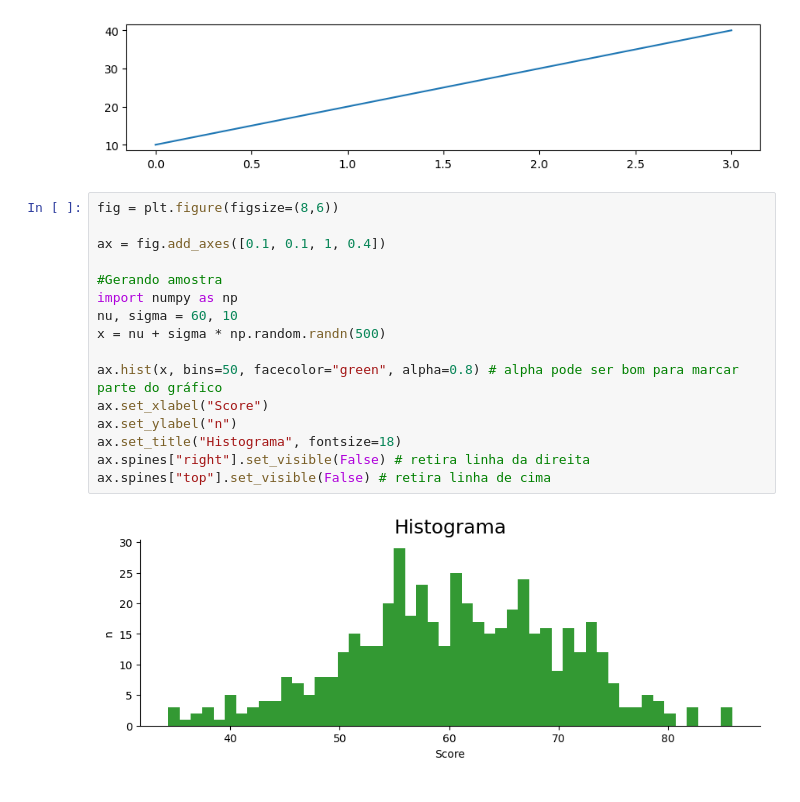
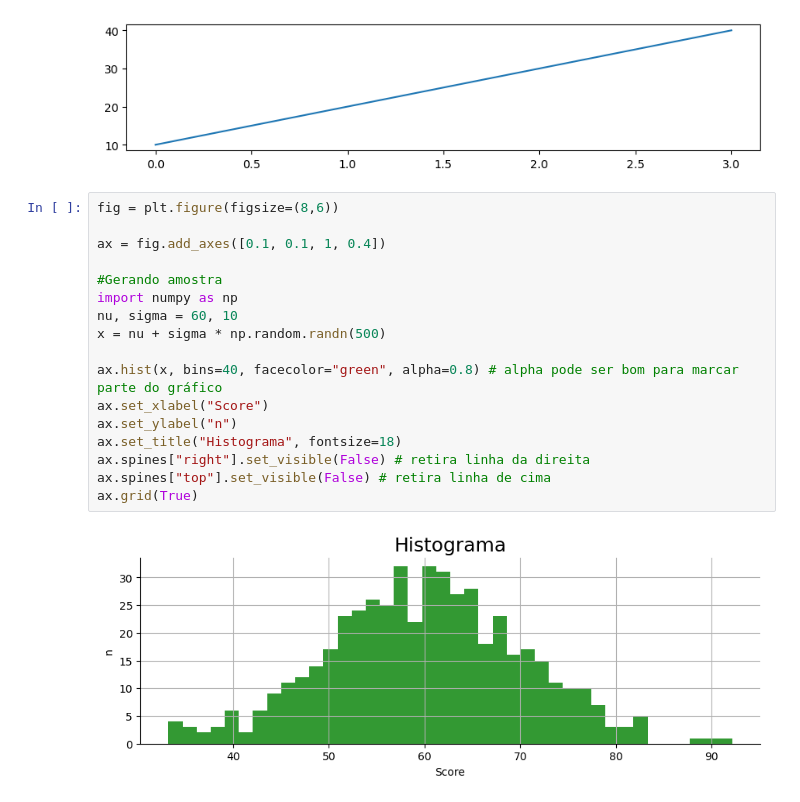
Before and after one commit to rafaelnogueira98/analise_exploratoria, a Jupyter notebook: analise_exploratoria.ipynb, the cells around one changed output. Drawn from its saved outputs; the diff is of its cells as text.

```diff
--- a/analise_exploratoria.ipynb
+++ b/analise_exploratoria.ipynb
@@ -60,21 +61,22 @@ plt.plot([10,20,30,40])
 # %%
 fig = plt.figure(figsize=(8,6))
 
 ax = fig.add_axes([0.1, 0.1, 1, 0.4])
 
 #Gerando amostra
 import numpy as np
 nu, sigma = 60, 10
 x = nu + sigma * np.random.randn(500)
 
-ax.hist(x, bins=50, facecolor="green", alpha=0.8) # alpha pode ser bom para marcar parte do gráfico
+ax.hist(x, bins=40, facecolor="green", alpha=0.8) # alpha pode ser bom para marcar parte do gráfico
 ax.set_xlabel("Score")
 ax.set_ylabel("n")
 ax.set_title("Histograma", fontsize=18)
 ax.spines["right"].set_visible(False) # retira linha da direita
 ax.spines["top"].set_visible(False) # retira linha de cima
+ax.grid(True)
 # %% [output]
-[figure, old version]
+[figure, new version]
 # %%
 plt.hist(x, bins=50, facecolor="green", alpha=0.8);
 # %% [output]
```
Also changed, not shown: parts of 13 cells of this notebook, 2 other files.
